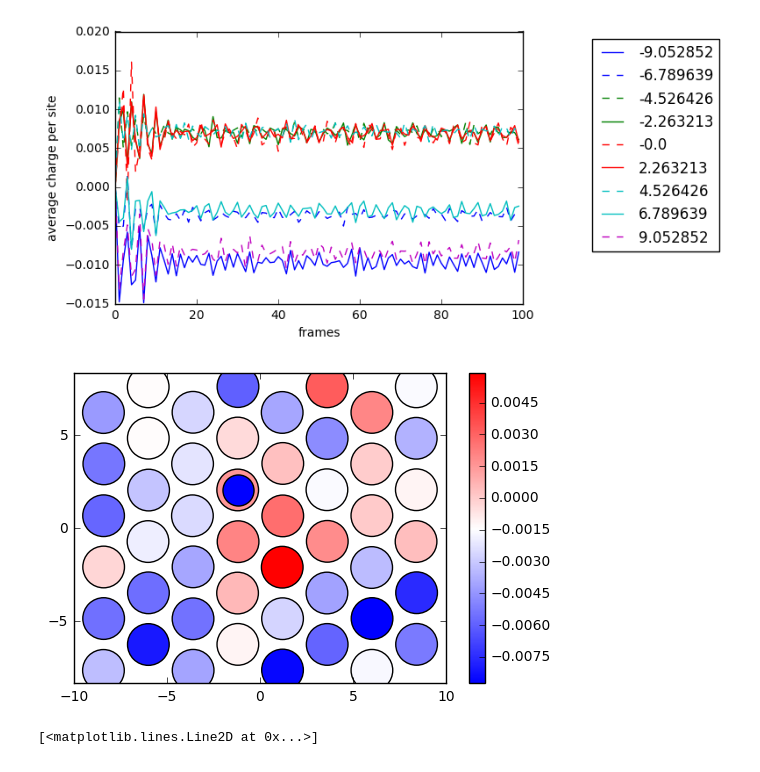
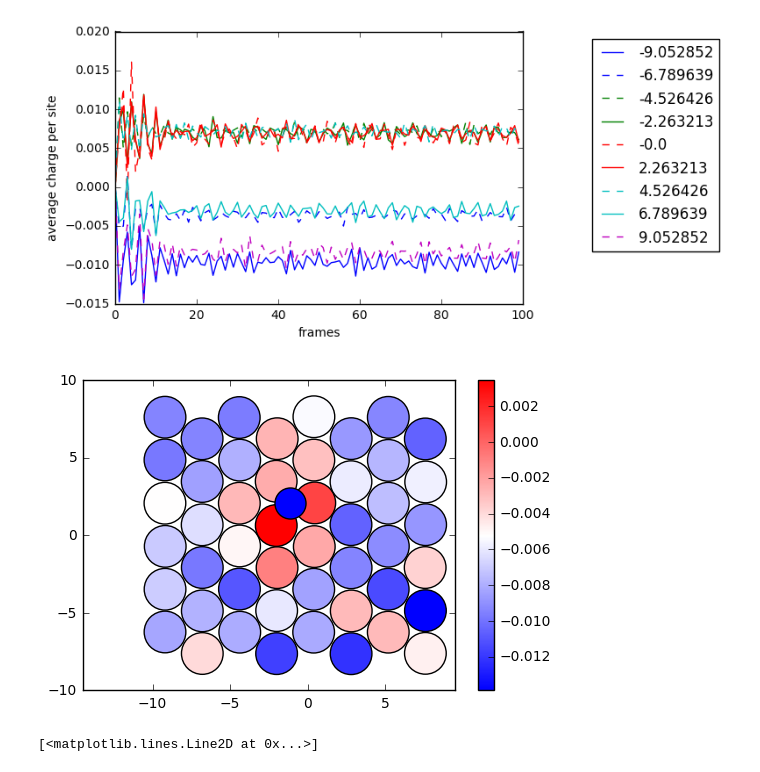
Before and after one commit to 123daimanu/DR_EAM, a Jupyter notebook: DataExtractDump_OAdatom.ipynb, the cells around one changed output. Cells and saved outputs as stored; diff of their text form; code cells hidden in the pictures.

```diff
--- a/DataExtractDump_OAdatom.ipynb
+++ b/DataExtractDump_OAdatom.ipynb
@@ -170,26 +170,26 @@ lab.show()
 # %% [output]
 [figure]
 # %%
-xx=x[99,layer[7][0]]
-yy=y[99,layer[7][0]]
-colors=c[99,layer[7][0]]
+xx=x[99,layer[8][0]]
+yy=y[99,layer[8][0]]
+colors=c[99,layer[8][0]]
 
 
 xxo=x[99,layer[9][0]]
 yyo=y[99,layer[9][0]]
 
 
 
 plt.scatter(xx, yy, c=colors, s=900, cmap='bwr',linewidth=1)
 plt.colorbar()
 plt.scatter(xxo, yyo,s=500)
 
 plt.axes().set_aspect('equal', 'datalim')
 
 
 plt.show()
 # %% [output]
-[figure, old version]
+[figure, new version]
 # %%
 lab.plot(num.min(c[:,layer[9][0]],axis=1),'o')
 # %% [output]
```
Also changed, not shown: 2 other files.
